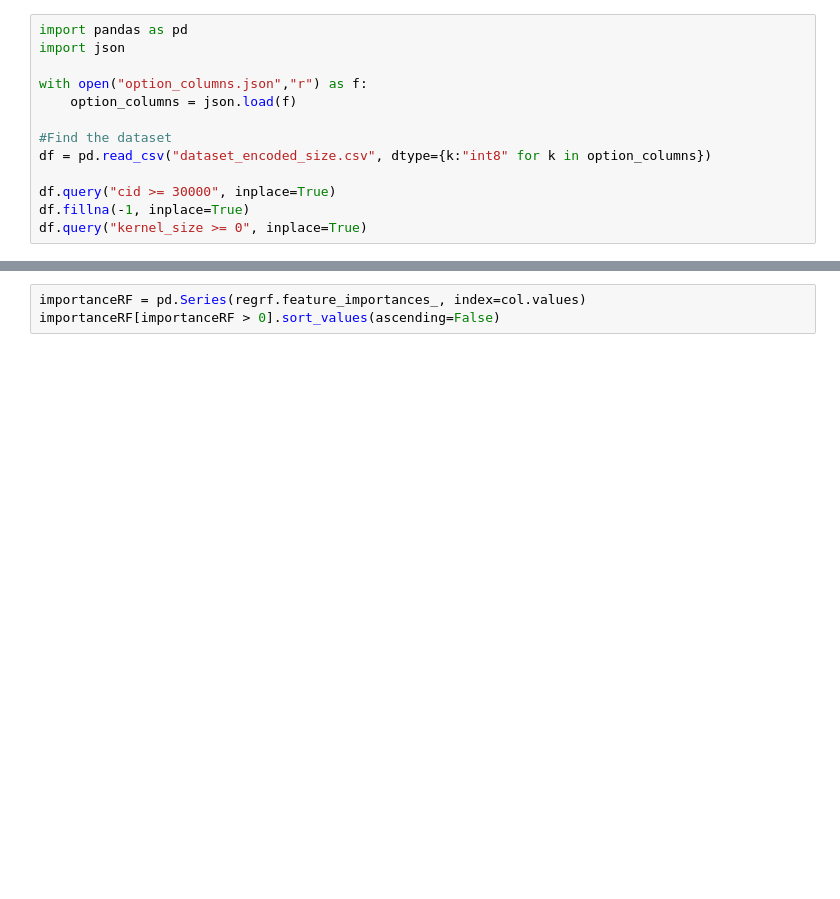
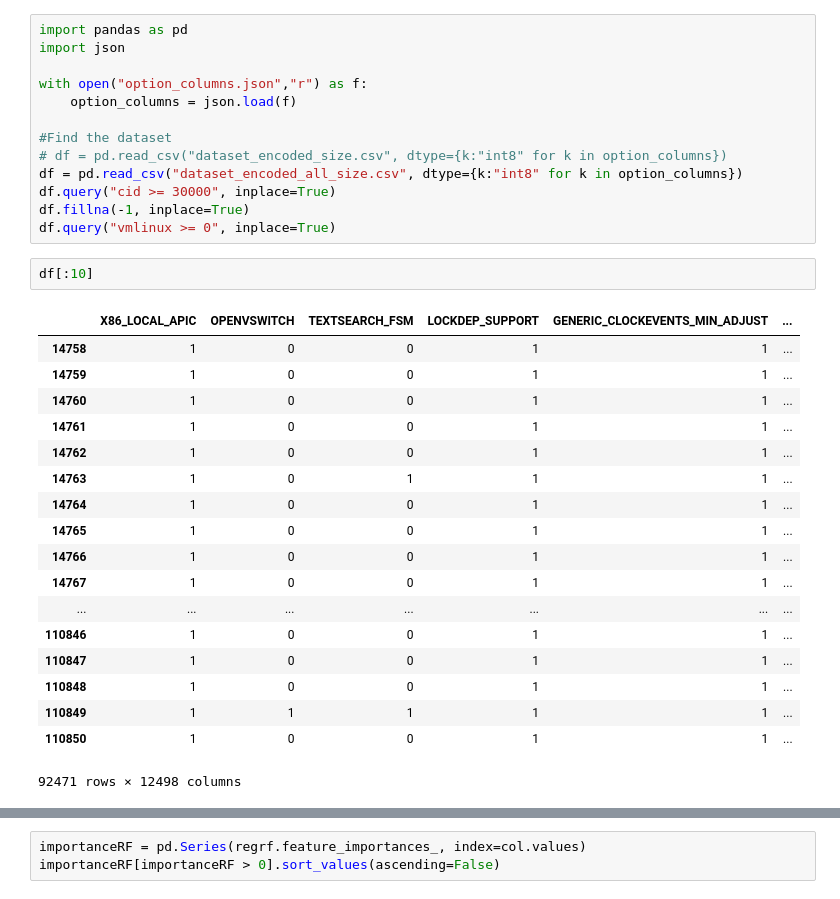
Before and after one commit to TuxML/size-analysis, a Jupyter notebook: feature_importance.ipynb, the cells around one changed output, grey strips where cells are left out. Cells and saved outputs as stored; diff of their text form; blank space fills up the shorter version.

```diff
--- a/feature_importance.ipynb
+++ b/feature_importance.ipynb
@@ -6,8 +6,29 @@ with open("option_columns.json","r") as f:
     option_columns = json.load(f)
 
 #Find the dataset
-df = pd.read_csv("dataset_encoded_size.csv", dtype={k:"int8" for k in option_columns})
-
+# df = pd.read_csv("dataset_encoded_size.csv", dtype={k:"int8" for k in option_columns})
+df = pd.read_csv("dataset_encoded_all_size.csv", dtype={k:"int8" for k in option_columns})
 df.query("cid >= 30000", inplace=True)
 df.fillna(-1, inplace=True)
-df.query("kernel_size >= 0", inplace=True)
+df.query("vmlinux >= 0", inplace=True)
+# %%
+df[:10]
+# %% [output]
+|  | X86_LOCAL_APIC | OPENVSWITCH | TEXTSEARCH_FSM | LOCKDEP_SUPPORT | GENERIC_CLOCKEVENTS_MIN_ADJUST | ... |
+| 14758 | 1 | 0 | 0 | 1 | 1 | ... |
+| 14759 | 1 | 0 | 0 | 1 | 1 | ... |
+| 14760 | 1 | 0 | 0 | 1 | 1 | ... |
+| 14761 | 1 | 0 | 0 | 1 | 1 | ... |
+| 14762 | 1 | 0 | 0 | 1 | 1 | ... |
+| 14763 | 1 | 0 | 1 | 1 | 1 | ... |
+| 14764 | 1 | 0 | 0 | 1 | 1 | ... |
+| 14765 | 1 | 0 | 0 | 1 | 1 | ... |
+| 14766 | 1 | 0 | 0 | 1 | 1 | ... |
+| 14767 | 1 | 0 | 0 | 1 | 1 | ... |
+| ... | ... | ... | ... | ... | ... | ... |
+| 110846 | 1 | 0 | 0 | 1 | 1 | ... |
+| 110847 | 1 | 0 | 0 | 1 | 1 | ... |
+| 110848 | 1 | 0 | 0 | 1 | 1 | ... |
+| 110849 | 1 | 1 | 1 | 1 | 1 | ... |
+| 110850 | 1 | 0 | 0 | 1 | 1 | ... |
+92471 rows × 12498 columns
```
Also changed, not shown: parts of 15 cells of this notebook, 1 other file.
